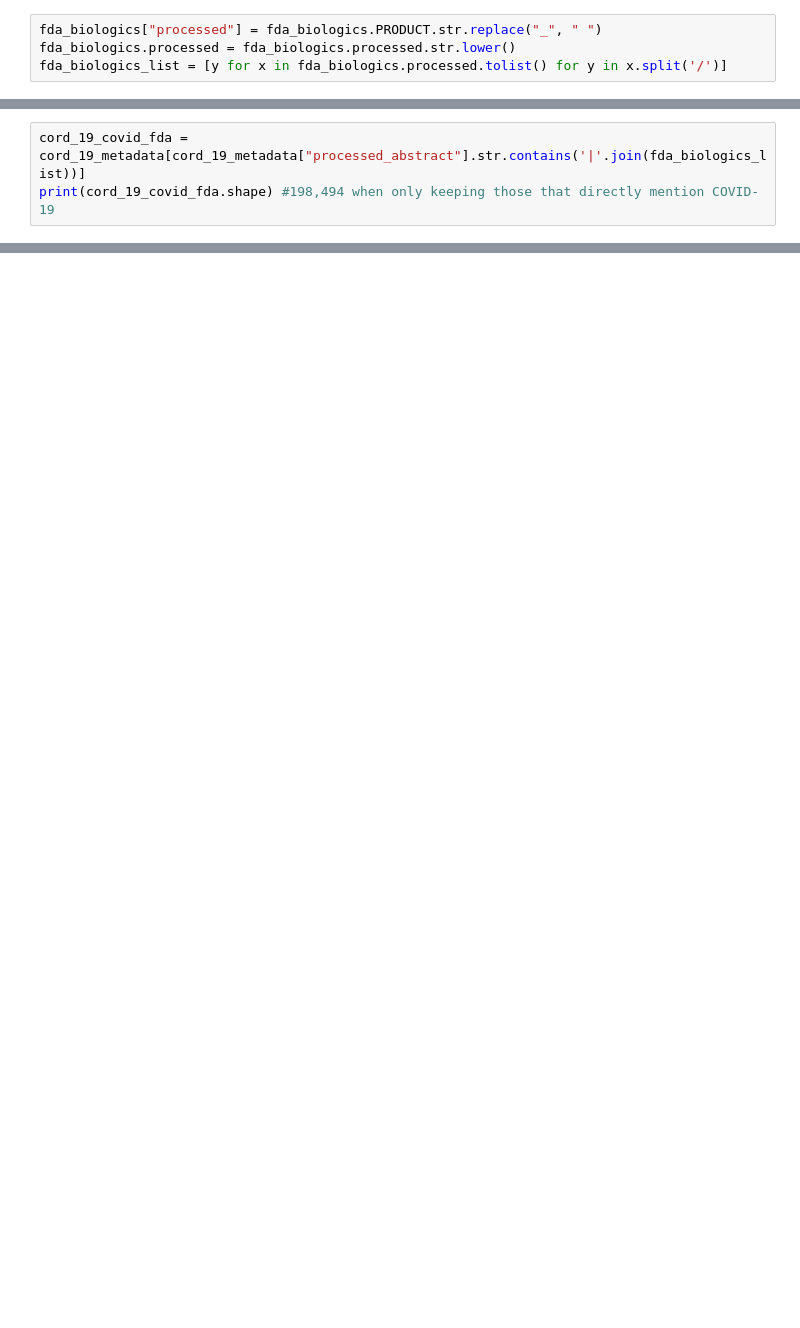
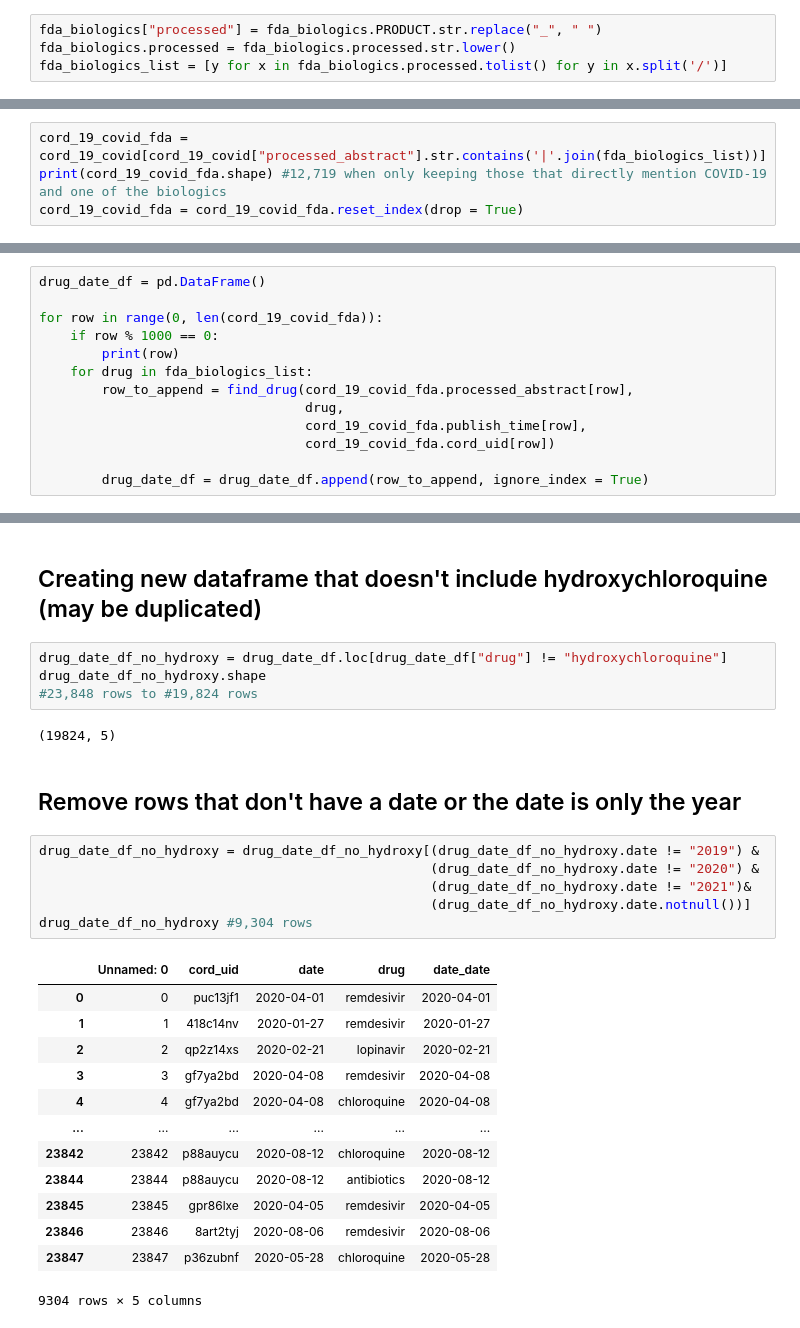
Before and after one commit to COVID19-DVRN/project_21_clinical_trials_during_covid_19_pandemic, a Jupyter notebook: cord_19/cord_19_vs_fda.ipynb, the cells around one changed output, grey strips where cells are left out. Drawn from its saved outputs; the diff is of its cells as text; blank space fills up the shorter version.

```diff
--- a/cord_19/cord_19_vs_fda.ipynb
+++ b/cord_19/cord_19_vs_fda.ipynb
@@ -45,4 +68,5 @@ print(cord_19_covid.shape) #198,494 when only keeping those that directly mentio
 # %%
-cord_19_covid_fda = cord_19_metadata[cord_19_metadata["processed_abstract"].str.contains('|'.join(fda_biologics_list))]
-print(cord_19_covid_fda.shape) #198,494 when only keeping those that directly mention COVID-19
+cord_19_covid_fda = cord_19_covid[cord_19_covid["processed_abstract"].str.contains('|'.join(fda_biologics_list))]
+print(cord_19_covid_fda.shape) #12,719 when only keeping those that directly mention COVID-19 and one of the biologics
+cord_19_covid_fda = cord_19_covid_fda.reset_index(drop = True)
 # %% [output]
@@ -54,0 +76,13 @@ KeyboardInterrupt:
+# %%
+drug_date_df = pd.DataFrame()
+
+for row in range(0, len(cord_19_covid_fda)):
+    if row % 1000 == 0:
+        print(row)
+    for drug in fda_biologics_list:
+        row_to_append = find_drug(cord_19_covid_fda.processed_abstract[row],
+                                  drug,
+                                  cord_19_covid_fda.publish_time[row],
+                                  cord_19_covid_fda.cord_uid[row])
+
+        drug_date_df = drug_date_df.append(row_to_append, ignore_index = True)
@@ -54,0 +111,30 @@ KeyboardInterrupt:
+# %% [markdown]
+## Creating new dataframe that doesn't include hydroxychloroquine (may be duplicated)
+# %%
+drug_date_df_no_hydroxy = drug_date_df.loc[drug_date_df["drug"] != "hydroxychloroquine"]
+drug_date_df_no_hydroxy.shape
+#23,848 rows to #19,824 rows
+# %% [output]
+(19824, 5)
+# %% [markdown]
+## Remove rows that don't have a date or the date is only the year
+# %%
+drug_date_df_no_hydroxy = drug_date_df_no_hydroxy[(drug_date_df_no_hydroxy.date != "2019") &
+                                                  (drug_date_df_no_hydroxy.date != "2020") &
+                                                  (drug_date_df_no_hydroxy.date != "2021")&
+                                                  (drug_date_df_no_hydroxy.date.notnull())]
+drug_date_df_no_hydroxy #9,304 rows
+# %% [output]
+|  | Unnamed: 0 | cord_uid | date | drug | date_date |
+| 0 | 0 | puc13jf1 | 2020-04-01 | remdesivir | 2020-04-01 |
+| 1 | 1 | 418c14nv | 2020-01-27 | remdesivir | 2020-01-27 |
+| 2 | 2 | qp2z14xs | 2020-02-21 | lopinavir | 2020-02-21 |
+| 3 | 3 | gf7ya2bd | 2020-04-08 | remdesivir | 2020-04-08 |
+| 4 | 4 | gf7ya2bd | 2020-04-08 | chloroquine | 2020-04-08 |
+| ... | ... | ... | ... | ... | ... |
+| 23842 | 23842 | p88auycu | 2020-08-12 | chloroquine | 2020-08-12 |
+| 23844 | 23844 | p88auycu | 2020-08-12 | antibiotics | 2020-08-12 |
+| 23845 | 23845 | gpr86lxe | 2020-04-05 | remdesivir | 2020-04-05 |
+| 23846 | 23846 | 8art2tyj | 2020-08-06 | remdesivir | 2020-08-06 |
+| 23847 | 23847 | p36zubnf | 2020-05-28 | chloroquine | 2020-05-28 |
+9304 rows × 5 columns
```
Also changed, not shown: parts of 37 cells of this notebook.
